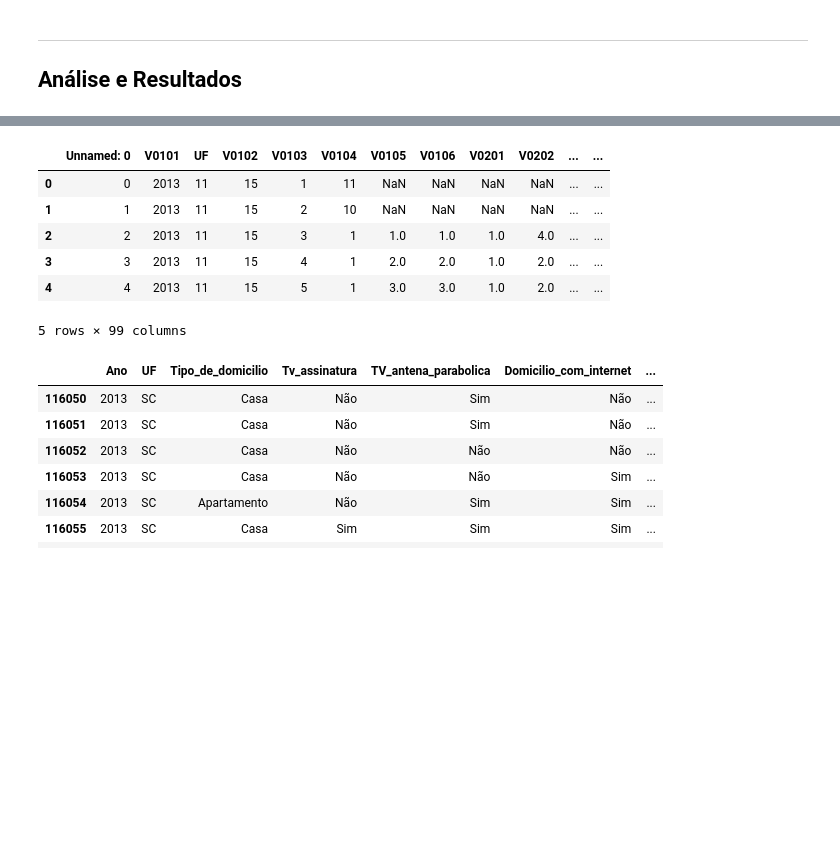
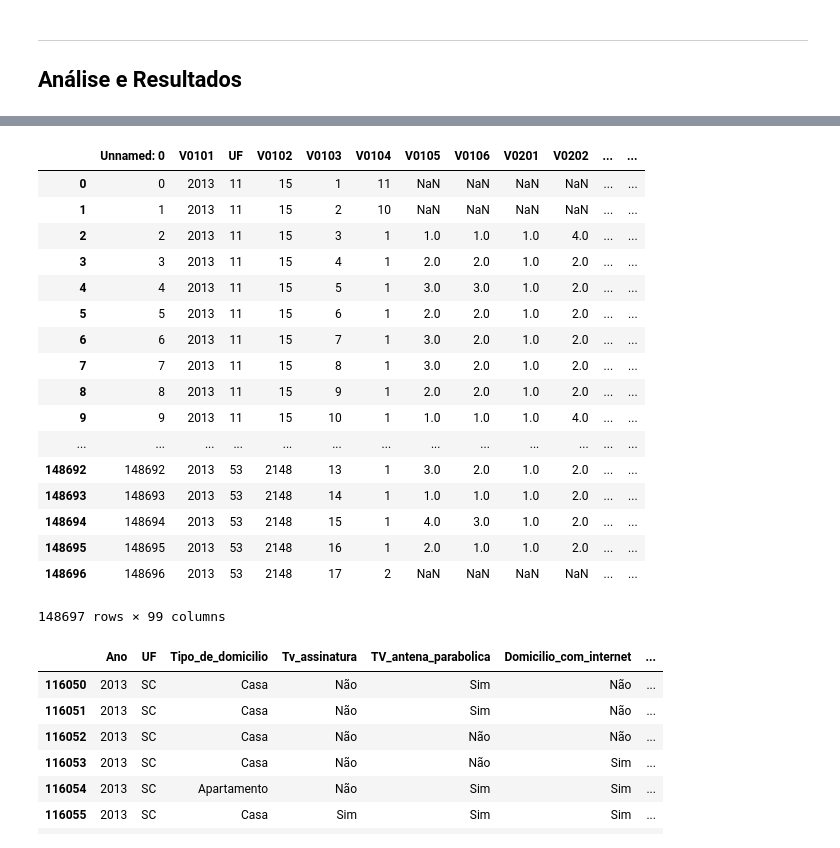
Before and after one commit to KLiuyeh/Ciencias-dos-Dados, a Jupyter notebook: Projeto 1 /Projeto1 Layout.ipynb, the cells around one changed output, grey strips where cells are left out. Saved outputs shown, nothing was run; the diff lists cells and outputs as text; code cells hidden in the pictures; blank space fills up the shorter version.

```diff
--- a/Projeto 1 /Projeto1 Layout.ipynb
+++ b/Projeto 1 /Projeto1 Layout.ipynb
@@ -28,17 +28,28 @@ Esperamos trabalhar no diretório
 # %%
 #Se usar o arquivo descompactado
 dados = pd.read_csv('DOM2013.csv',sep=',')
-dados.head()
+dados
 #Se usar o arquivo compactado como está no dropbox púbico
 #pd.read_csv('DOM2015csv.zip', compression='zip', header=0, sep=',', quotechar='"')
 # %% [output]
 |  | Unnamed: 0 | V0101 | UF | V0102 | V0103 | V0104 | V0105 | V0106 | V0201 | V0202 | ... | ... |
 | 0 | 0 | 2013 | 11 | 15 | 1 | 11 | NaN | NaN | NaN | NaN | ... | ... |
 | 1 | 1 | 2013 | 11 | 15 | 2 | 10 | NaN | NaN | NaN | NaN | ... | ... |
 | 2 | 2 | 2013 | 11 | 15 | 3 | 1 | 1.0 | 1.0 | 1.0 | 4.0 | ... | ... |
 | 3 | 3 | 2013 | 11 | 15 | 4 | 1 | 2.0 | 2.0 | 1.0 | 2.0 | ... | ... |
 | 4 | 4 | 2013 | 11 | 15 | 5 | 1 | 3.0 | 3.0 | 1.0 | 2.0 | ... | ... |
+| 5 | 5 | 2013 | 11 | 15 | 6 | 1 | 2.0 | 2.0 | 1.0 | 2.0 | ... | ... |
+| 6 | 6 | 2013 | 11 | 15 | 7 | 1 | 3.0 | 2.0 | 1.0 | 2.0 | ... | ... |
+| 7 | 7 | 2013 | 11 | 15 | 8 | 1 | 3.0 | 2.0 | 1.0 | 2.0 | ... | ... |
+| 8 | 8 | 2013 | 11 | 15 | 9 | 1 | 2.0 | 2.0 | 1.0 | 2.0 | ... | ... |
+| 9 | 9 | 2013 | 11 | 15 | 10 | 1 | 1.0 | 1.0 | 1.0 | 4.0 | ... | ... |
+| ... | ... | ... | ... | ... | ... | ... | ... | ... | ... | ... | ... | ... |
+| 148692 | 148692 | 2013 | 53 | 2148 | 13 | 1 | 3.0 | 2.0 | 1.0 | 2.0 | ... | ... |
+| 148693 | 148693 | 2013 | 53 | 2148 | 14 | 1 | 1.0 | 1.0 | 1.0 | 2.0 | ... | ... |
+| 148694 | 148694 | 2013 | 53 | 2148 | 15 | 1 | 4.0 | 3.0 | 1.0 | 2.0 | ... | ... |
+| 148695 | 148695 | 2013 | 53 | 2148 | 16 | 1 | 2.0 | 1.0 | 1.0 | 2.0 | ... | ... |
+| 148696 | 148696 | 2013 | 53 | 2148 | 17 | 2 | NaN | NaN | NaN | NaN | ... | ... |
-5 rows × 99 columns
+148697 rows × 99 columns
 # %%
 dadosSc_2013 = dados[dados.UF==42].loc[:,["V0101","UF","V0202","V02272","V02274","V02322","V02324","V02424","V02426"]] # SANTA Catarina # delimitando variaveis na coluna
 #dadosSc.to_csv("resumo.csv")
```
Also changed, not shown: parts of 2 cells of this notebook.
